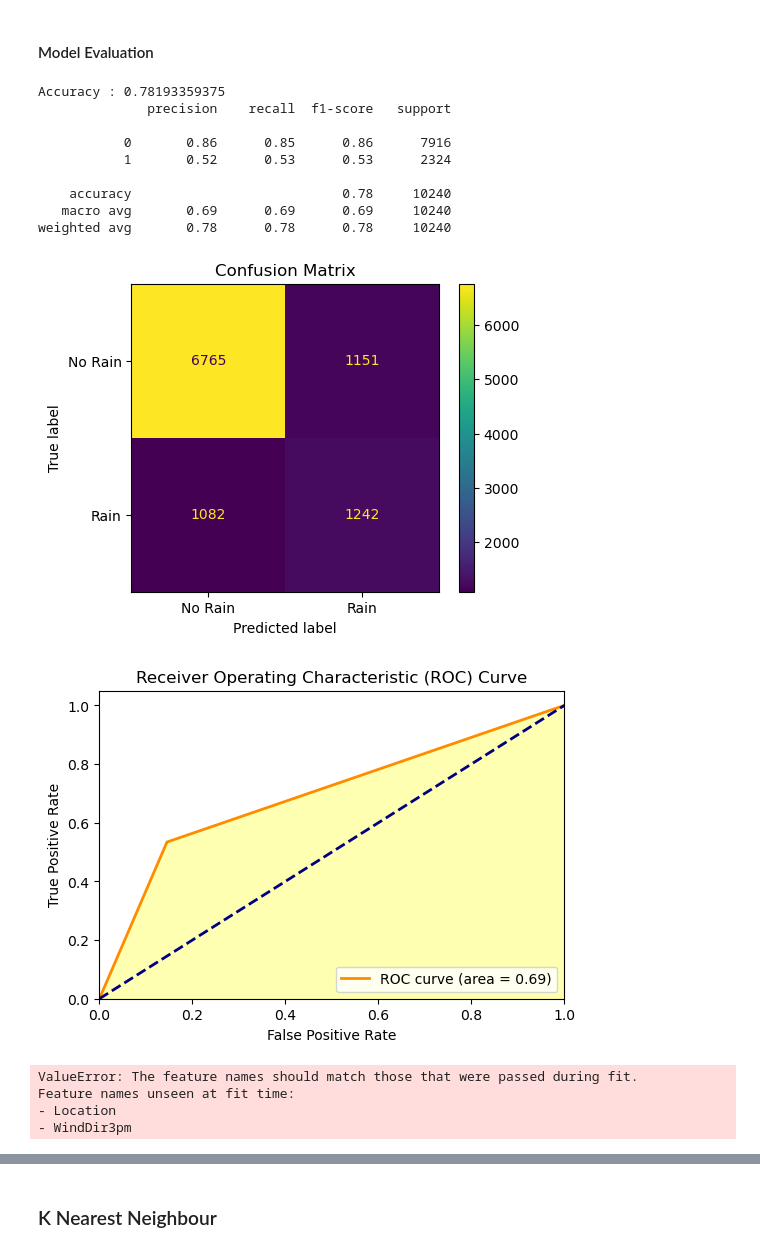
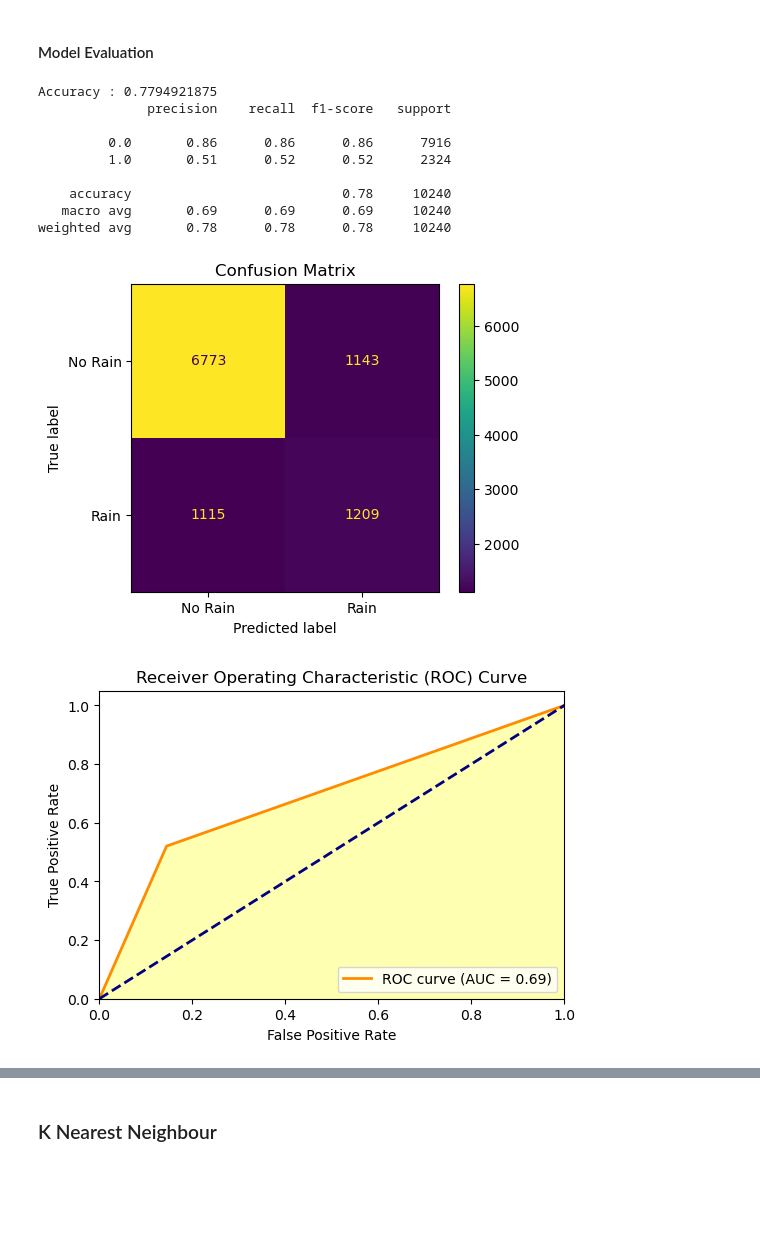
Before and after one commit to augustusamedume1234/Data-Mining-Assigment-3, a Jupyter notebook: Assignment3.ipynb, the cells around one changed output, grey strips where cells are left out. Drawn from its saved outputs; the diff is of its cells as text; code cells hidden in the pictures; blank space fills up the shorter version.

Commit message:
All classifiers

```diff
--- a/Assignment3.ipynb
+++ b/Assignment3.ipynb
@@ -36,13 +49,14 @@ TrainTest_Set_Imputed = imputer.fit_transform(TrainTest_Set)
 # %% [markdown]
 ### Decision Tree Classifier
 # %%
+#Import the packages required for building a decision tree classifier
 from sklearn.model_selection import train_test_split
 from sklearn.tree import DecisionTreeClassifier
 
+TrainTest_Set_Imputed = pd.DataFrame(TrainTest_Set_Imputed, columns=TrainTest_Set.columns)
 
-
-X = TrainTest_Set.drop('RainTomorrow', axis=1)
-y = TrainTest_Set['RainTomorrow']
+X = TrainTest_Set_Imputed.drop('RainTomorrow', axis=1)
+y = TrainTest_Set_Imputed['RainTomorrow']
 test_size = 0.2
 random_seed = 42
 
@@ -64,70 +79,65 @@ y_pred = model.predict(X_test)
 # %%
-accuracy = accuracy_score(y_test, y_pred)
-conf_matrix = confusion_matrix(y_test, y_pred)
-class_report = classification_report(y_test, y_pred)
+#configure some performance evaluation metrics
+def evaluate(y_test, y_pred):
+    accuracy = accuracy_score(y_test, y_pred)
+    class_report = classification_report(y_test, y_pred)
 
-#Output Results
-print(f'Accuracy : {accuracy}')
-print(class_report)
+    #Output Results
+    print(f'Accuracy : {accuracy}')
+    print(class_report)
 
 
-cm = confusion_matrix(y_test, y_pred)
+    cm = confusion_matrix(y_test, y_pred)
 
-# Create a confusion matrix display
-fig, ax = plt.subplots(figsize=(5, 4), dpi=100)
-cmp = ConfusionMatrixDisplay(confusion_matrix=cm, display_labels=["No Rain", "Rain"])
-cmp.plot(ax=ax)
+    # Create a confusion matrix display
+    fig, ax = plt.subplots(figsize=(5, 4), dpi=100)
+    cmp = ConfusionMatrixDisplay(confusion_matrix=cm, display_labels=["No Rain", "Rain"])
+    cmp.plot(ax=ax)
 
-# Set the title
-plt.title('Confusion Matrix')
-plt.show()
+    # Set the title
+    plt.title('Confusion Matrix')
+    return plt.show()
 
-def plot_roc_curve(y_test, y_pred_prob):
+def plot_roc_curve(model, y_test):
+    #Define the predicted probabilities
+    y_pred_prob = model.predict_proba(X_test)[:,1]
     # Calculate the ROC curve
     fpr, tpr, thresholds = roc_curve(y_test, y_pred_prob)
 
     # Calculate the AUC (Area Under the Curve)
     roc_auc = auc(fpr, tpr)
 
     # Plot the ROC curve
     plt.figure(figsize=(6, 4), dpi=100)
-    plt.plot(fpr, tpr, color='darkorange', lw=2, label=f'ROC curve (area = {roc_auc:.2f})')
+    plt.plot(fpr, tpr, color='darkorange', lw=2, label=f'ROC curve (AUC = {roc_auc:.2f})')
     plt.fill_between(fpr, tpr, color='yellow', alpha=0.3)
 
     # Plot a diagonal line (chance curve)
     plt.plot([0, 1], [0, 1], color='navy', lw=2, linestyle='--')
 
     # Labels and title
     plt.xlim([0.0, 1.0])
     plt.ylim([0.0, 1.05])
     plt.xlabel('False Positive Rate')
     plt.ylabel('True Positive Rate')
     plt.title('Receiver Operating Characteristic (ROC) Curve')
     plt.legend(loc="lower right")
     plt.show()
 
 
-y_pred_prob = model.predict_proba(X_test)[:,1]
 
-plot_roc_curve(y_test, y_pred_prob)
+
+evaluate(y_test, y_pred)
+plot_roc_curve(model, y_test)
 # %% [output]
-Accuracy : 0.78193359375
+Accuracy : 0.7794921875
               precision    recall  f1-score   support
 
-           0       0.86      0.85      0.86      7916
-           1       0.52      0.53      0.53      2324
+         0.0       0.86      0.86      0.86      7916
+         1.0       0.51      0.52      0.52      2324
 
     accuracy                           0.78     10240
    macro avg       0.69      0.69      0.69     10240
 weighted avg       0.78      0.78      0.78     10240
 [figure]
-[figure, old version]
+[figure, new version]
-# %%
-#predict real values
-RealX = RealSample.drop(RealSample.columns[0], axis=1)
-model.predict(RealX)
-# %% [output]
-ValueError: The feature names should match those that were passed during fit.
-Feature names unseen at fit time:
-- Location
-- WindDir3pm
```
Also changed, not shown: parts of 15 cells of this notebook, 4 other files.
